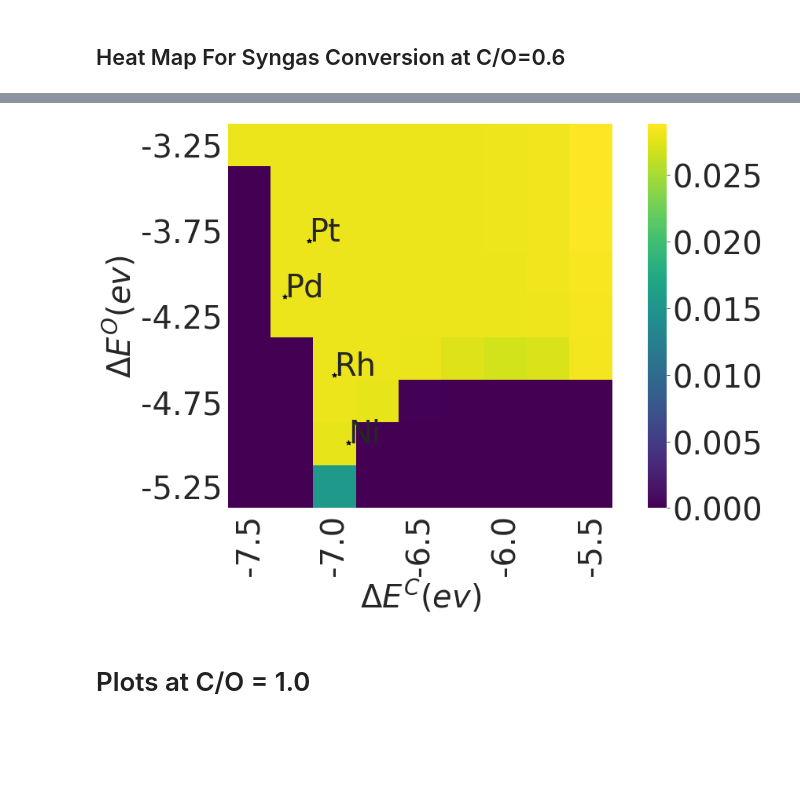
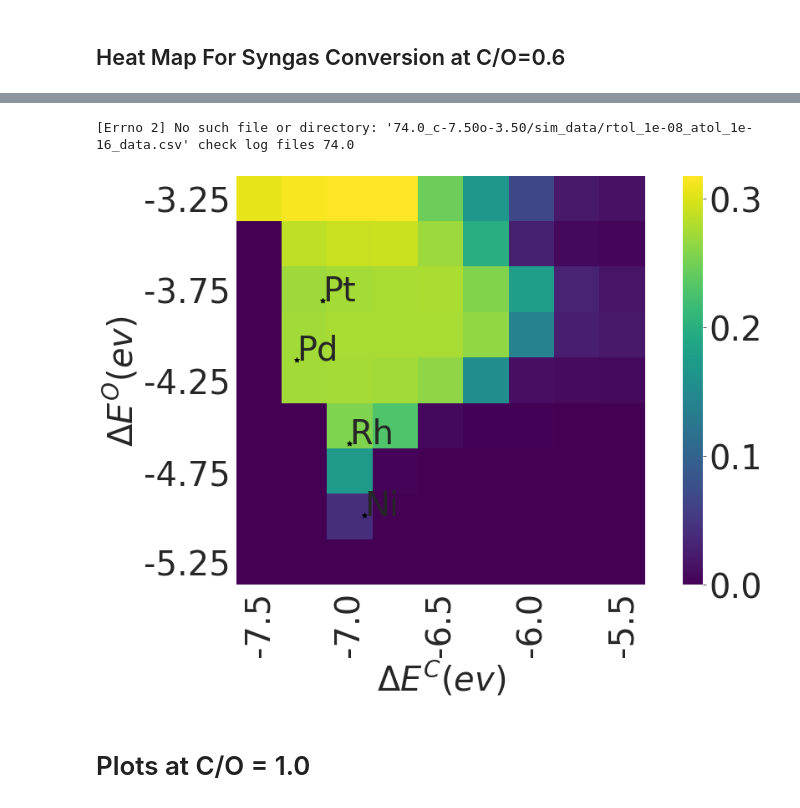
Before and after one commit to comocheng/bm_project, a Jupyter notebook: base_original/binding_energies/heat_map_gen.ipynb, the cells around one changed output, grey strips where cells are left out. Drawn from its saved outputs; the diff is of its cells as text; code cells hidden in the pictures; blank space fills up the shorter version.

Commit message:
Update figures correct syngas and full oxidation yield functions

```diff
--- a/base_original/binding_energies/heat_map_gen.ipynb
+++ b/base_original/binding_energies/heat_map_gen.ipynb
@@ -162,12 +132,13 @@ for c_binding_energy in benergy_c:
         index += 1
 
         try:
-            # f_path = '{}_c{:.2f}o{:.2f}/sim_data/rtol_1e-08_atol_1e-16_data.csv'.format(index, c_binding_energy, o_binding_energy)
-            f_path = '{}_c{:.2f}o{:.2f}/sim_data/complete_rtol_1e-08_atol_1e-16_data.csv'.format(index, c_binding_energy, o_binding_energy)
+            f_path = '{}_c{:.2f}o{:.2f}/sim_data/rtol_1e-08_atol_1e-16_data.csv'.format(index, c_binding_energy, o_binding_energy)
+            # f_path = '{}_c{:.2f}o{:.2f}/sim_data/complete_rtol_1e-08_atol_1e-16_data.csv'.format(index, c_binding_energy, o_binding_energy)
             df = pd.read_csv(f_path)
             h2_out = df.loc[df['C/O ratio'].round(2) == 0.6].loc[:,'H2 out'].to_list()[0]
             co_out = df.loc[df['C/O ratio'].round(2) == 0.6].loc[:,'CO out'].to_list()[0]
-            syngas_conv = co_out + h2_out
+            ch4_in = df.loc[df['C/O ratio'].round(2) == 0.6].loc[:,'CH4 in'].to_list()[0]
+            syngas_conv = (co_out + h2_out/2) / ch4_in
 #             if abs(syngas_conv) > 1:
 #                 data[j][i] = 0
 #             else:
@@ -238,26 +210,0 @@ plt.savefig('paper_plots/0.6_syngas_conv_original.pdf', bbox_inches='tight')
-# %%
-sns.set_style("darkgrid")
-plt.rcParams.update({'font.size': 40})
-fig = plt.figure(figsize=(16,9))
-ax = fig.add_subplot(111, aspect='equal')
-# ax = fig.add_subplot(111, aspect='equal')
-cmap = sns.color_palette("viridis", as_cmap=True)
-ax = sns.heatmap(syngas_conv_df, xticklabels=benergy_c, yticklabels=benergy_o, annot=False, cmap=cmap)
-xticks = ax.xaxis.get_major_ticks()
-yticks = ax.yaxis.get_major_ticks()
-for i in range(len(xticks)-1):
-    if i % 2 != 0:
-        xticks[i].label1.set_visible(False)
-for i in range(len(yticks)-1):
-    if i % 2 != 0:
-        yticks[i].label1.set_visible(False)
-# ax.set(title="Syngas Conversion at C/O=0.6 without BMA",
-#       xlabel="$\\Delta E^C(ev)$",
-#       ylabel="$\\Delta E^O(ev)$",)
-ax.set(xlabel="$\\Delta E^C(ev)$",
-       ylabel="$\\Delta E^O(ev)$",)
-# ax.scatter(9, 9, marker='*', s=100, color='yellow')
-ax.scatter(metal_x, metal_y, marker='*', color='black')
-for i, txt in enumerate(metal_names):
-    ax.annotate(txt,(metal_x[i], metal_y[i]))
-plt.savefig('paper_plots/complete_0.6_syngas_conv_original.pdf', bbox_inches='tight')
@@ -278,46 +223,49 @@ for c_binding_energy in benergy_c:
         index += 1
 
         try:
-            f_path = '{}_c{:.2f}o{:.2f}/sim_data/complete_rtol_1e-08_atol_1e-16_data.csv'.format(index, c_binding_energy, o_binding_energy)
+            f_path = '{}_c{:.2f}o{:.2f}/sim_data/rtol_1e-08_atol_1e-16_data.csv'.format(index, c_binding_energy, o_binding_energy)
+            # f_path = '{}_c{:.2f}o{:.2f}/sim_data/complete_rtol_1e-08_atol_1e-16_data.csv'.format(index, c_binding_energy, o_binding_energy)
             df = pd.read_csv(f_path)
             co2_out = df.loc[df['C/O ratio'].round(2) == 0.6].loc[:,'CO2 out'].to_list()[0]
             h2o_out = df.loc[df['C/O ratio'].round(2) == 0.6].loc[:,'H2O out'].to_list()[0]
+            ch4_in = df.loc[df['C/O ratio'].round(2) == 0.6].loc[:,'CH4 in'].to_list()[0]
 #             if abs(syngas_conv) > 1:
 #                 data[j][i] = 0
 #             else:
-            data[j][i] = abs(h2o_out) + co2_out
+            data[j][i] = (abs(h2o_out)/2 + co2_out) / ch4_in
         except Exception as e:
             print(e, f"check log files {index}")
 full_ox_df = pd.DataFrame(data, columns=benergy_c, index=benergy_o)
 sns.set_style("darkgrid")
 plt.rcParams.update({'font.size': 40})
 fig = plt.figure(figsize=(16,9))
 ax = fig.add_subplot(111, aspect='equal')
 # ax = fig.add_subplot(111, aspect='equal')
 cmap = sns.color_palette("viridis", as_cmap=True)
 # cmap = sns.color_palette("Spectral", as_cmap=True)
 ax = sns.heatmap(full_ox_df, xticklabels=benergy_c, yticklabels=benergy_o, annot=False, cmap=cmap)
 xticks = ax.xaxis.get_major_ticks()
 yticks = ax.yaxis.get_major_ticks()
 for i in range(len(xticks)-1):
     if i % 2 != 0:
         xticks[i].label1.set_visible(False)
 for i in range(len(yticks)-1):
     if i % 2 != 0:
         yticks[i].label1.set_visible(False)
 # ax.set(title="Full Oxidation at C/O=0.6 without BMA",
 #       xlabel="$\\Delta E^C(ev)$",
 #       ylabel="$\\Delta E^O(ev)$",)
 ax.set(xlabel="$\\Delta E^C(ev)$",
        ylabel="$\\Delta E^O(ev)$",)
 # ax.scatter(9, 9, marker='*', s=100, color='yellow')
 ax.scatter(metal_x, metal_y, marker='*', color='black')
 for i, txt in enumerate(metal_names):
     ax.annotate(txt,(metal_x[i], metal_y[i]))
-# plt.savefig('paper_plots/0.6_full_conv_original.pdf', bbox_inches='tight')
-plt.savefig('paper_plots/complete_0.6_full_conv_original.pdf', bbox_inches='tight')
+plt.savefig('paper_plots/0.6_full_conv_original.pdf', bbox_inches='tight')
+# plt.savefig('paper_plots/complete_0.6_full_conv_original.pdf', bbox_inches='tight')
 # %% [output]
+[Errno 2] No such file or directory: '74.0_c-7.50o-3.50/sim_data/rtol_1e-08_atol_1e-16_data.csv' check log files 74.0
-[figure, old version]
+[figure, new version]
 # %% [markdown]
 # Plots at C/O = 1.0
 # %%
```
Also changed, not shown: parts of 9 cells of this notebook, 15 other files.
